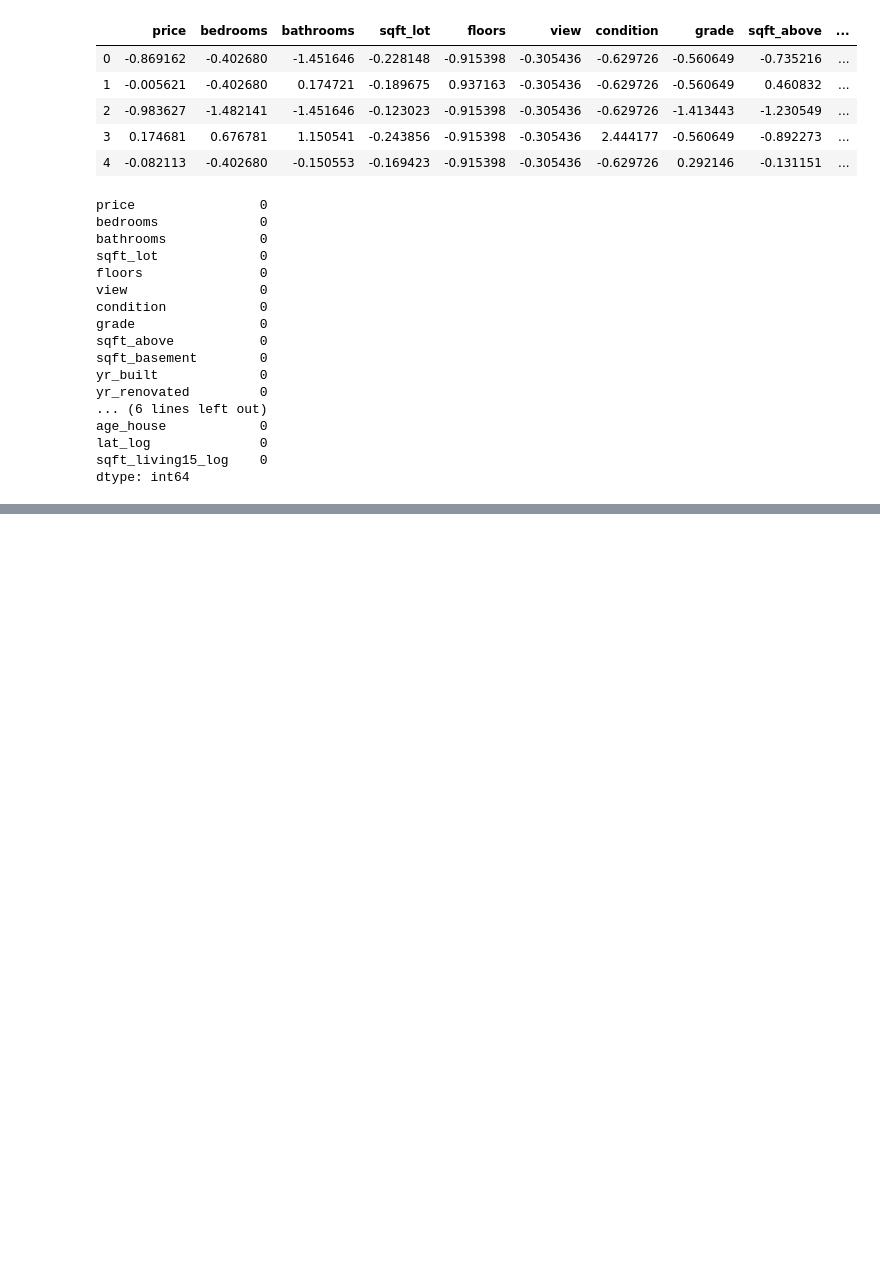
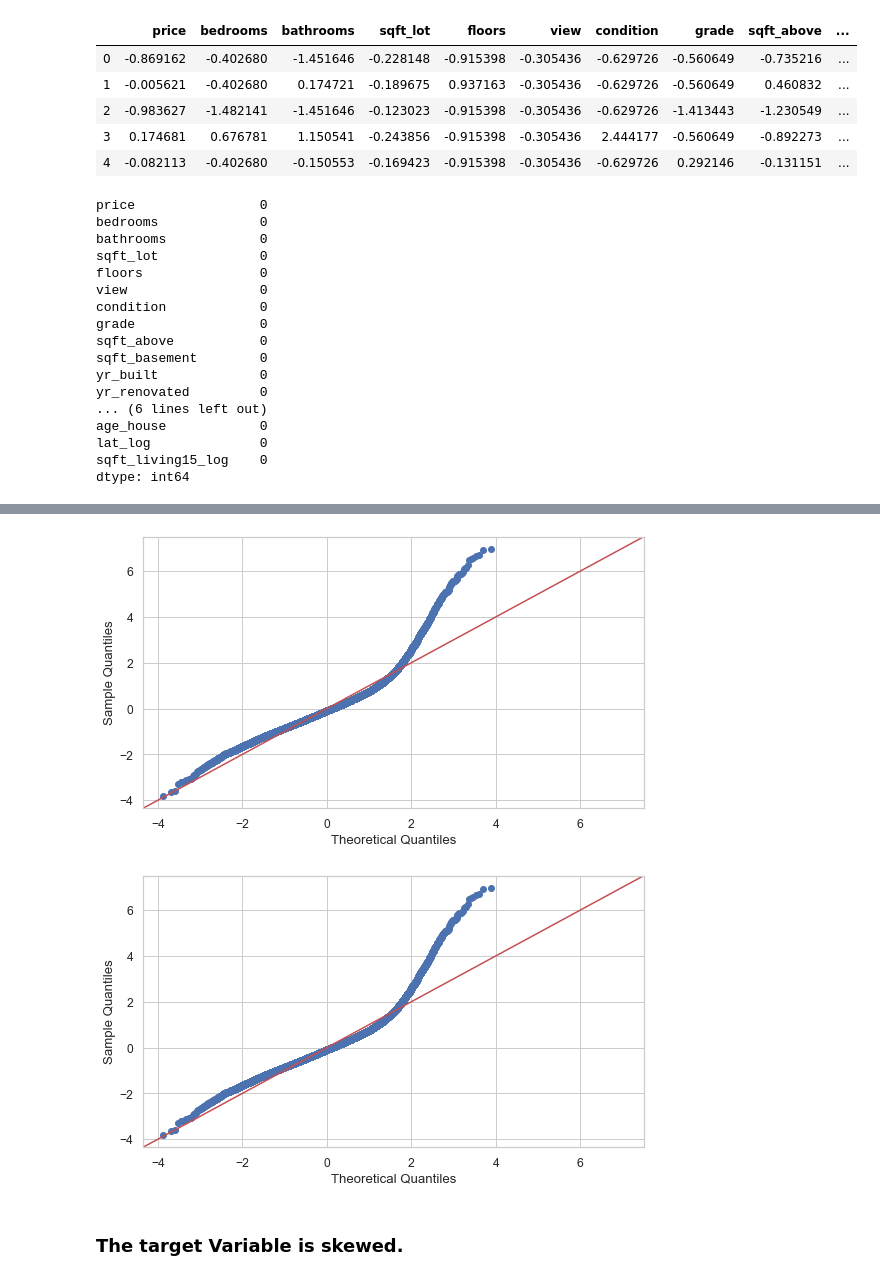
Before and after one commit to torresdavr/dsc-v2-mod1-final-project-online-ds-pt-100719, a Jupyter notebook: student-Copy1.ipynb, the cells around one changed output, grey strips where cells are left out. Saved outputs shown, nothing was run; the diff lists cells and outputs as text; code cells hidden in the pictures; blank space fills up the shorter version.

```diff
--- a/student-Copy1.ipynb
+++ b/student-Copy1.ipynb
@@ -2432 +2255,11 @@ Warnings:
 strong multicollinearity or other numerical problems.
+# %%
+resids_1 = model_seattle_1.resid
+import scipy.stats as stats
+
+sm.graphics.qqplot(resids_1,stats.norm,line='45',fit=True)
+# %% [output]
+[figure, added]
+[figure, added]
+# %% [markdown]
+### The target Variable is skewed.
```
Also changed, not shown: parts of 48 cells of this notebook.
